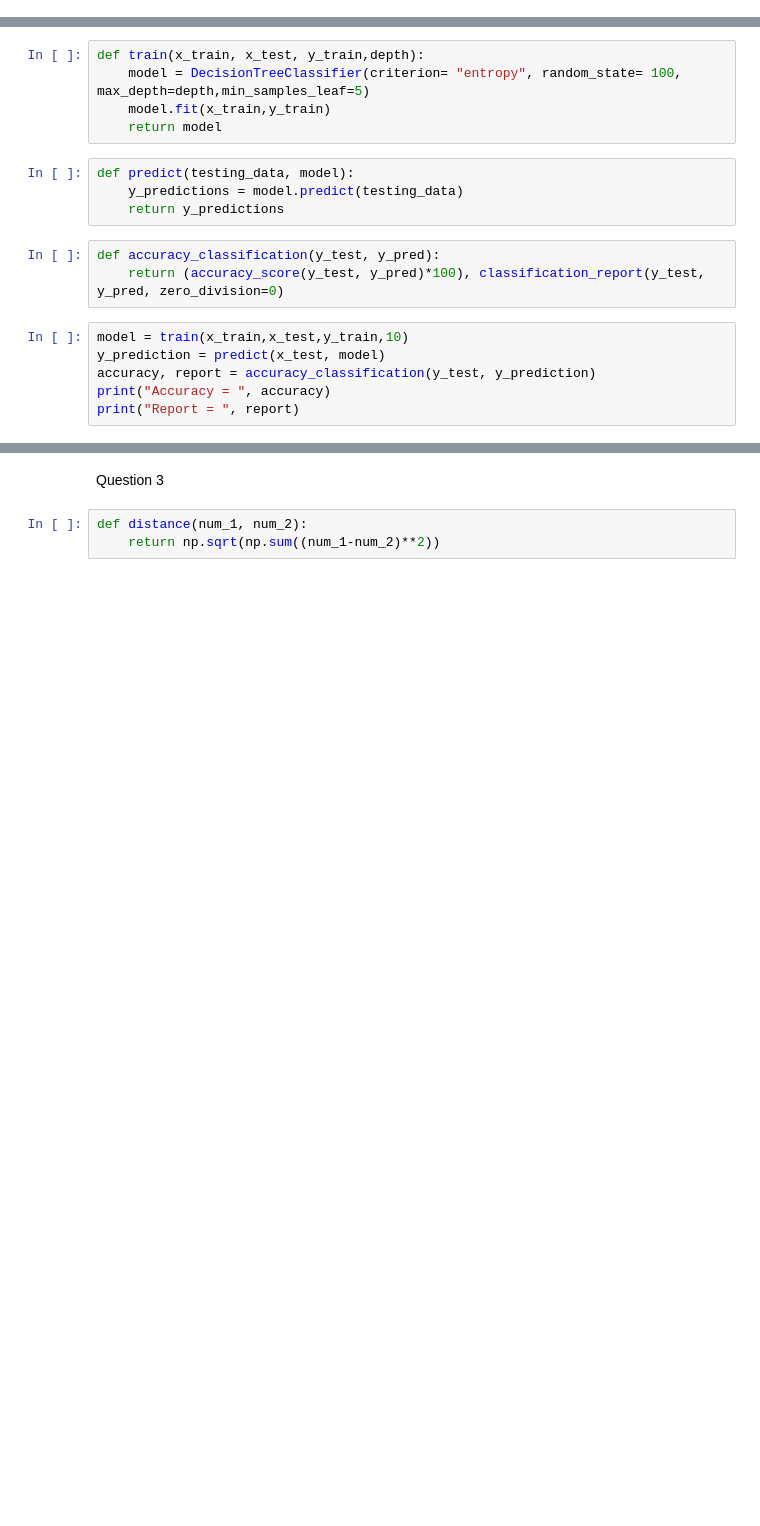
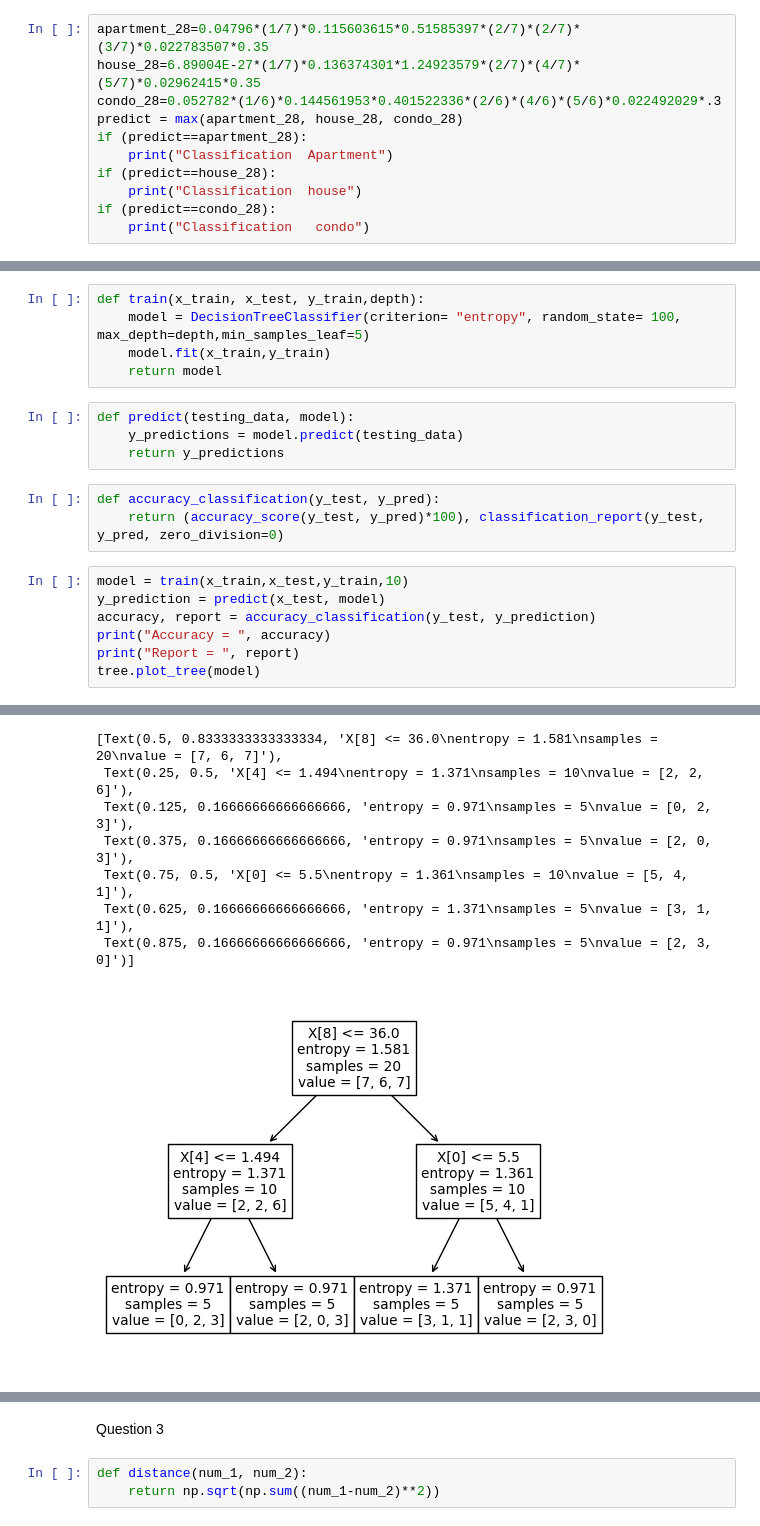
Before and after one commit to anubhavmishram/Assignment_4, a Jupyter notebook: Assihnment_4.ipynb, the cells around one changed output, grey strips where cells are left out. Saved outputs shown, nothing was run; the diff lists cells and outputs as text; blank space fills up the shorter version.

```diff
--- a/Assihnment_4.ipynb
+++ b/Assihnment_4.ipynb
@@ -66,0 +160,11 @@ condition_probability(mean_age_of_house_a,variance_age_of_house_a,44)
+# %%
+apartment_28=0.04796*(1/7)*0.115603615*0.51585397*(2/7)*(2/7)*(3/7)*0.022783507*0.35
+house_28=6.89004E-27*(1/7)*0.136374301*1.24923579*(2/7)*(4/7)*(5/7)*0.02962415*0.35
+condo_28=0.052782*(1/6)*0.144561953*0.401522336*(2/6)*(4/6)*(5/6)*0.022492029*.3
+predict = max(apartment_28, house_28, condo_28)
+if (predict==apartment_28):
+    print("Classification  Apartment")
+if (predict==house_28):
+    print("Classification  house")
+if (predict==condo_28):
+    print("Classification   condo")
@@ -81,20 +187,29 @@ def accuracy_classification(y_test, y_pred):
 # %%
 model = train(x_train,x_test,y_train,10)
 y_prediction = predict(x_test, model)
 accuracy, report = accuracy_classification(y_test, y_prediction)
 print("Accuracy = ", accuracy)
 print("Report = ", report)
+tree.plot_tree(model)
 # %% [output]
 Accuracy =  20.0
 Report =                precision    recall  f1-score   support
 
    Apartment       0.00      0.00      0.00         3
        Condo       0.00      0.00      0.00         0
        House       0.33      0.50      0.40         2
 
     accuracy                           0.20         5
    macro avg       0.11      0.17      0.13         5
 weighted avg       0.13      0.20      0.16         5
+[Text(0.5, 0.8333333333333334, 'X[8] <= 36.0\nentropy = 1.581\nsamples = 20\nvalue = [7, 6, 7]'),
+ Text(0.25, 0.5, 'X[4] <= 1.494\nentropy = 1.371\nsamples = 10\nvalue = [2, 2, 6]'),
+ Text(0.125, 0.16666666666666666, 'entropy = 0.971\nsamples = 5\nvalue = [0, 2, 3]'),
+ Text(0.375, 0.16666666666666666, 'entropy = 0.971\nsamples = 5\nvalue = [2, 0, 3]'),
+ Text(0.75, 0.5, 'X[0] <= 5.5\nentropy = 1.361\nsamples = 10\nvalue = [5, 4, 1]'),
+ Text(0.625, 0.16666666666666666, 'entropy = 1.371\nsamples = 5\nvalue = [3, 1, 1]'),
+ Text(0.875, 0.16666666666666666, 'entropy = 0.971\nsamples = 5\nvalue = [2, 3, 0]')]
+[figure, added]
 # %%
 for i in [5,7,9,11,15,17]:
     model = train(x_train,x_test,y_train,i)
```
Also changed, not shown: parts of 12 cells of this notebook, 1 other file.
